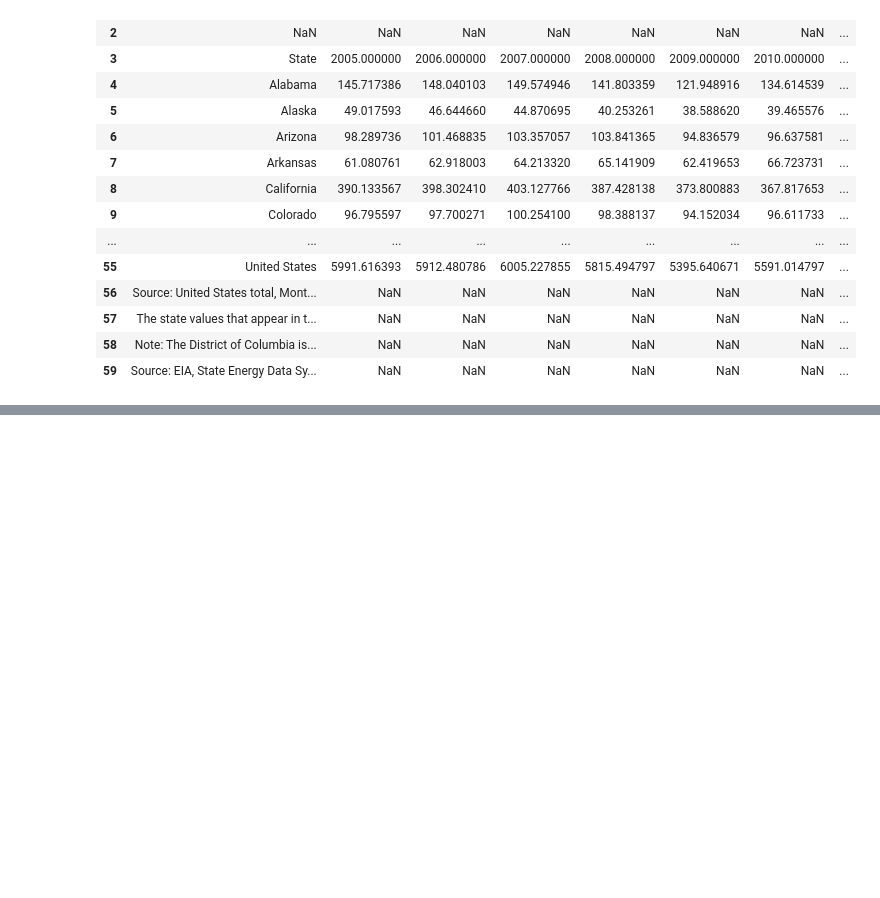
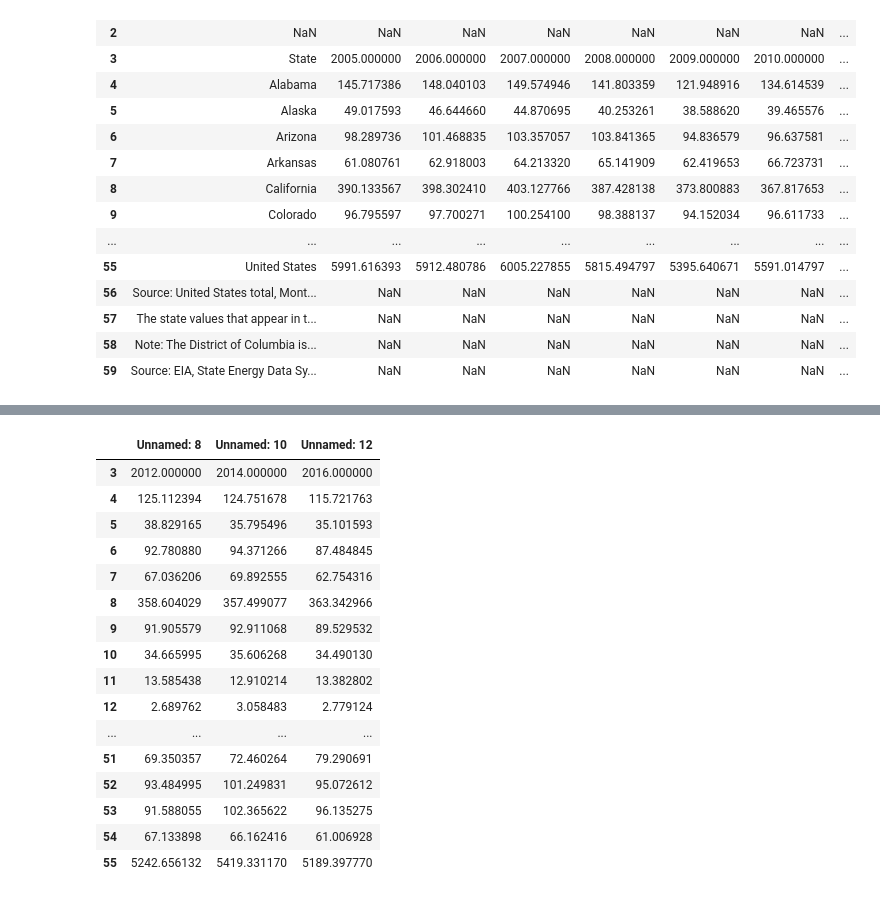
Before and after one commit to pjsimmon/COGS108_Repo, a Jupyter notebook: Jing_State Awareness vs Carbon.ipynb, the cells around one changed output, grey strips where cells are left out. Drawn from its saved outputs; the diff is of its cells as text; code cells hidden in the pictures; blank space fills up the shorter version.

```diff
--- a/Simmons_Data_Wrangling.ipynb
+++ b/Jing_State Awareness vs Carbon.ipynb
@@ -102,0 +142,23 @@ df_CO2_state
+# %%
+## The years we are interested in are 2012, 2014 and 2016, the corresponding columns are respectively 2012, 2014, 2016
+interested_columns = ['Unnamed: 8', 'Unnamed: 10', 'Unnamed: 12']
+df_CO2_state = df_CO2_state[interested_columns]
+df_CO2_state
+# %% [output]
+|  | Unnamed: 8 | Unnamed: 10 | Unnamed: 12 |
+| 3 | 2012.000000 | 2014.000000 | 2016.000000 |
+| 4 | 125.112394 | 124.751678 | 115.721763 |
+| 5 | 38.829165 | 35.795496 | 35.101593 |
+| 6 | 92.780880 | 94.371266 | 87.484845 |
+| 7 | 67.036206 | 69.892555 | 62.754316 |
+| 8 | 358.604029 | 357.499077 | 363.342966 |
+| 9 | 91.905579 | 92.911068 | 89.529532 |
+| 10 | 34.665995 | 35.606268 | 34.490130 |
+| 11 | 13.585438 | 12.910214 | 13.382802 |
+| 12 | 2.689762 | 3.058483 | 2.779124 |
+| ... | ... | ... | ... |
+| 51 | 69.350357 | 72.460264 | 79.290691 |
+| 52 | 93.484995 | 101.249831 | 95.072612 |
+| 53 | 91.588055 | 102.365622 | 96.135275 |
+| 54 | 67.133898 | 66.162416 | 61.006928 |
+| 55 | 5242.656132 | 5419.331170 | 5189.397770 |
```
Also changed, not shown: parts of 4 cells of this notebook, 2 other files.
